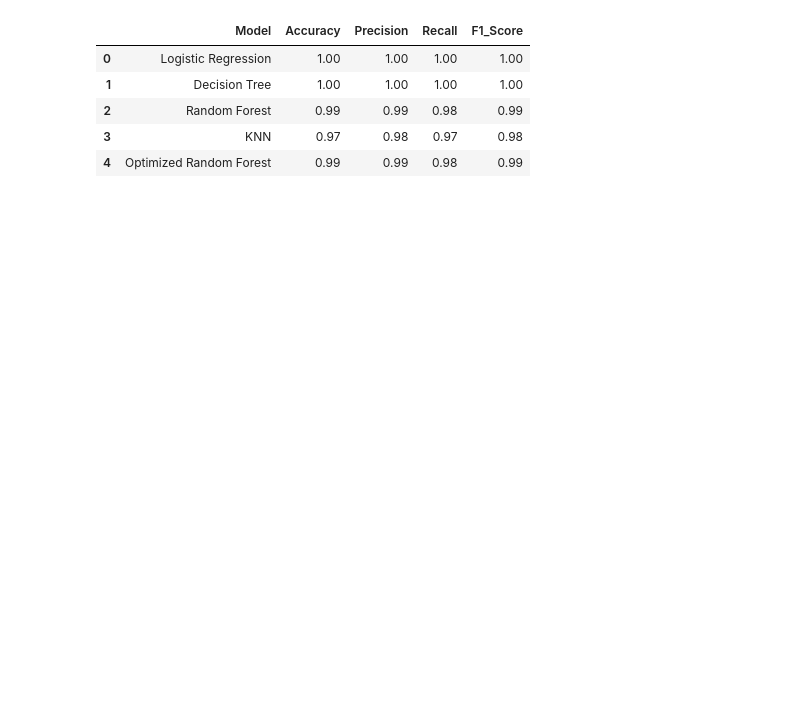
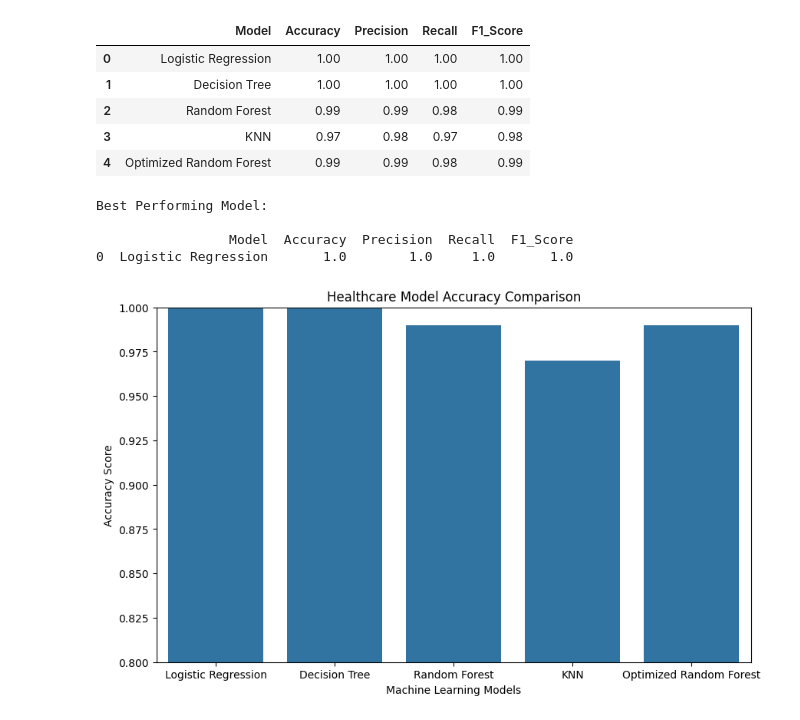
Before and after one commit to premprakash123/healthcare-chronic-disease-analysis, a Jupyter notebook: notebooks/05_model_evaluation.ipynb, the cells around one changed output. Drawn from its saved outputs; the diff is of its cells as text; code cells hidden in the pictures; blank space fills up the shorter version.

Commit message:
visuals: generated comparative healthcare model evaluation charts

```diff
--- a/notebooks/05_model_evaluation.ipynb
+++ b/notebooks/05_model_evaluation.ipynb
@@ -95,3 +95,50 @@ comparison_df
 | 2 | Random Forest | 0.99 | 0.99 | 0.98 | 0.99 |
 | 3 | KNN | 0.97 | 0.98 | 0.97 | 0.98 |
 | 4 | Optimized Random Forest | 0.99 | 0.99 | 0.98 | 0.99 |
+# %%
+# ==========================================
+# Display Best Performing Model
+# ==========================================
+
+best_model = comparison_df.sort_values(
+
+    by="Accuracy",
+
+    ascending=False
+)
+
+print("Best Performing Model:\n")
+
+print(best_model.head(1))
+# %% [output]
+Best Performing Model:
+
+                 Model  Accuracy  Precision  Recall  F1_Score
+0  Logistic Regression       1.0        1.0     1.0       1.0
+# %%
+# ==========================================
+# Accuracy Comparison Plot
+# ==========================================
+
+plt.figure(figsize=(10,6))
+
+sns.barplot(
+
+    x='Model',
+
+    y='Accuracy',
+
+    data=comparison_df
+)
+
+plt.title("Healthcare Model Accuracy Comparison")
+
+plt.ylim(0.8, 1.0)
+
+plt.xlabel("Machine Learning Models")
+
+plt.ylabel("Accuracy Score")
+
+plt.show()
+# %% [output]
+[figure, added]
```
Also changed, not shown: 1 other file.
